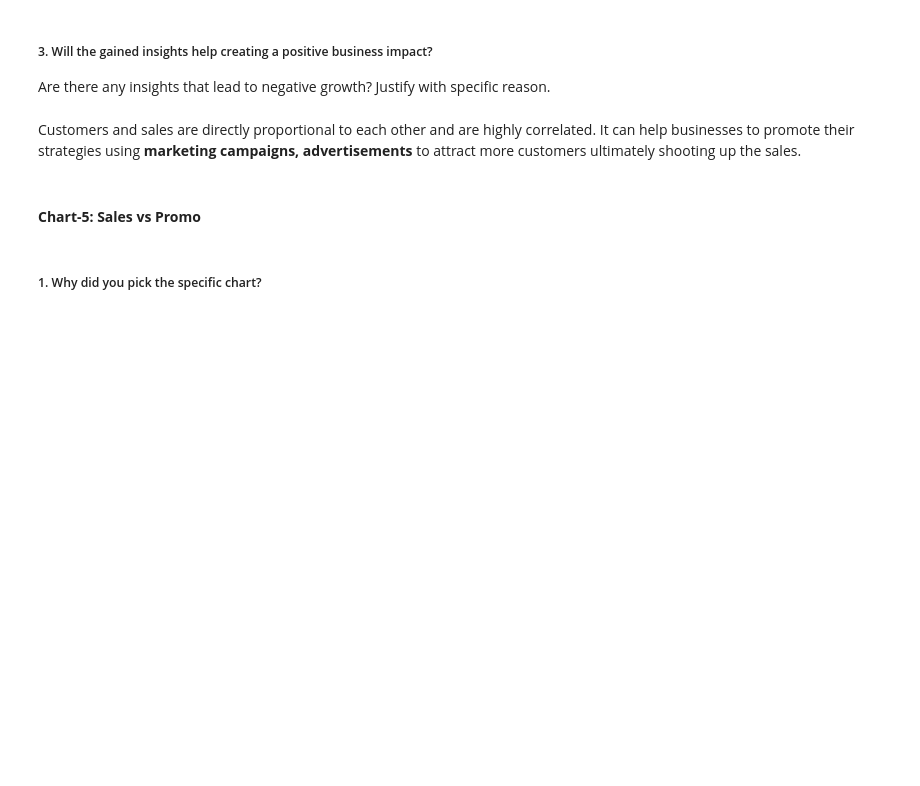
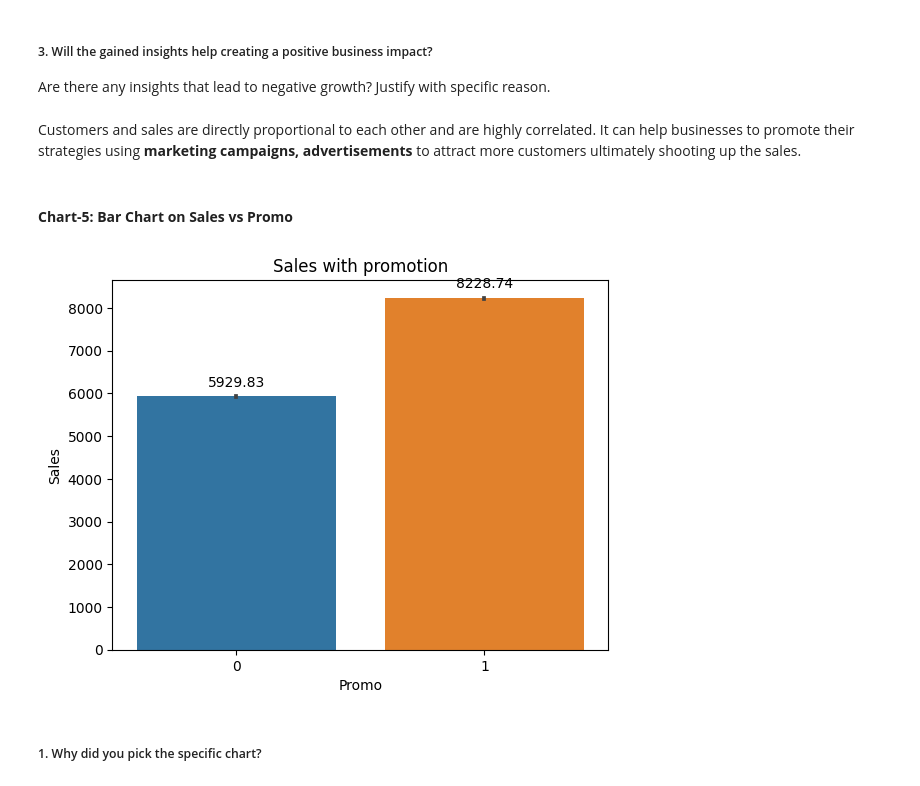
Before and after one commit to MohammadSarim/Capstone-Project-Retail-Sales-Prediction, a Jupyter notebook: Capstone_Project_Retail_Sales_Prediction.ipynb, the cells around one changed output. Saved outputs shown, nothing was run; the diff lists cells and outputs as text; code cells hidden in the pictures; blank space fills up the shorter version.

```diff
--- a/Capstone_Project_Retail_Sales_Prediction.ipynb
+++ b/Capstone_Project_Retail_Sales_Prediction.ipynb
@@ -1073,18 +1062,19 @@ Are there any insights that lead to negative growth? Justify with specific reaso
 # %% [markdown]
 Customers and sales are directly proportional to each other and are highly correlated. It can help businesses to promote their strategies using **marketing campaigns, advertisements** to attract more customers ultimately shooting up the sales.
 # %% [markdown]
-#### **Chart-5: Sales vs Promo**
+#### **Chart-5: Bar Chart on Sales vs Promo**
 # %%
 # Sales vs Promo
-plt.figure(figsize=(7,7))
-plots=sns.barplot(x=df['Promo'],y=df['Sales'],edgecolor='black')
-for bar in plots.patches:
-    plots.annotate(format(bar.get_height(), '.2f'),
-                   (bar.get_x() + bar.get_width() / 2,
-                    bar.get_height()), ha='center', va='center',
-                   size=15, xytext=(0, 8),
-                   textcoords='offset points')
-plt.show()
+ax = sns.barplot(x='Promo', y='Sales', data=Merged_Data)
+ax.set_title('Sales with promotion')
+for p in ax.patches:
+    ax.annotate(format(p.get_height(), '.2f'),
+                (p.get_x() + p.get_width() / 2., p.get_height()),
+                ha = 'center', va = 'center',
+                xytext = (0, 10),
+                textcoords = 'offset points')
+# %% [output]
+[figure, added]
 # %% [markdown]
 ##### 1. Why did you pick the specific chart?
 # %% [markdown]
```
Also changed, not shown: parts of 28 cells of this notebook.
